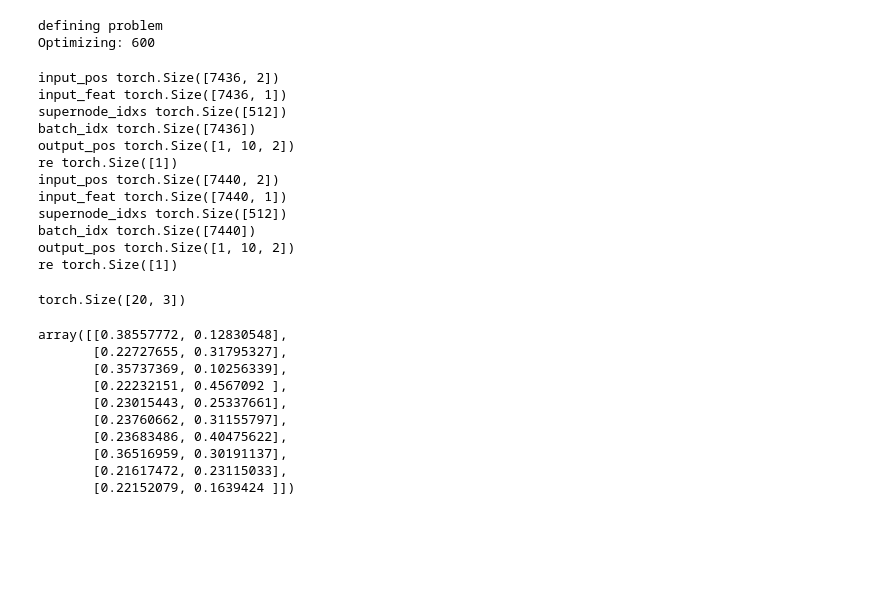
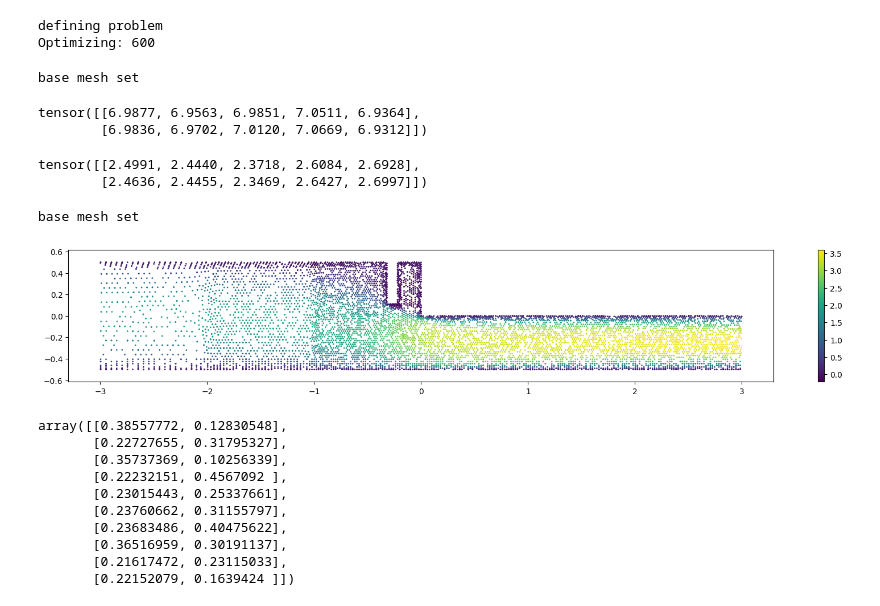
Before and after one commit to battlejacket/upt-tutorial, a Jupyter notebook: ffsRans.ipynb, the cells around one changed output. Drawn from its saved outputs; the diff is of its cells as text; code cells hidden in the pictures; blank space fills up the shorter version.

Commit message:
opt update for new inference variant

```diff
--- a/ffsRans.ipynb
+++ b/ffsRans.ipynb
@@ -571,15 +560,15 @@ for re in reRange:
         n_max_evals=10000000
     )
 
-    # results = minimize(problem=problem, algorithm=algorithm,termination=termination)
+    results = minimize(problem=problem, algorithm=algorithm,termination=termination)
 
     # with open("checkpoint", "wb") as f:
     #     dill.dump(algorithm, f)
 
 
-    # print("Optimization Done in ", time.time() - optStartTime)
-    # print("Best Design Objective Value: ", results.F)
-    # print("Best Design Parameter Value: ", results.X)
+    print("Optimization Done in ", time.time() - optStartTime)
+    print("Best Design Objective Value: ", results.F)
+    print("Best Design Parameter Value: ", results.X)
 # %% [output]
 defining problem
 Optimizing: 600
@@ -587,27 +576,52 @@ Optimizing: 600
 # Discrete/Continuous Re, Lo, Ho, dCp, dCp^ref, ddCp
 # 600 0.32/0.36 0.39/0.38 9.94/9.94 10.33 0.39/0.39
 
-designs = np.array([[0.32, 0.39], [0.36, 0.38]])
+designs = np.array([[600, 0.32, 0.39], [600, 0.36, 0.38]])
+allDesigns = designs[:, 1:]
 out = {}
 
-prediction = problem._evaluate(designs, out)
+prediction = problem._evaluate(allDesigns, out)
 # %% [output]
-input_pos torch.Size([7436, 2])
-input_feat torch.Size([7436, 1])
-supernode_idxs torch.Size([512])
-batch_idx torch.Size([7436])
-output_pos torch.Size([1, 10, 2])
-re torch.Size([1])
-input_pos torch.Size([7440, 2])
-input_feat torch.Size([7440, 1])
-supernode_idxs torch.Size([512])
-batch_idx torch.Size([7440])
-output_pos torch.Size([1, 10, 2])
-re torch.Size([1])
+base mesh set
 # %%
-prediction.shape
+numPoints = 5
+upstreamPressures = prediction[:, :, 2][:,:numPoints]
+downstreamPressures = prediction[:, :, 2][:,numPoints:]
+
+upstreamPressure = upstreamPressures.mean(dim=1)
+downstreamPressure = downstreamPressures.mean(dim=1)
-# %% [output]
-torch.Size([20, 3])
+# %%
+upstreamPressures
+# %% [output]
+tensor([[6.9877, 6.9563, 6.9851, 7.0511, 6.9364],
+        [6.9836, 6.9702, 7.0120, 7.0669, 6.9312]])
+# %%
+downstreamPressures
+# %% [output]
+tensor([[2.4991, 2.4440, 2.3718, 2.6084, 2.6928],
+        [2.4636, 2.4455, 2.3469, 2.6427, 2.6997]])
+# %%
+results = inferencer.infer(parameter_sets=designs, batch_size=1)
+# %% [output]
+base mesh set
+# %%
+
+idx = 0
+points = results["points"][idx].squeeze(0)
+prediction = results["predictions"][idx]
+
+var = prediction[:, 0]
+
+x_pos, y_pos = points.unbind(1)
+
+# Visualize
+plt.figure(figsize=(20, 3))
+plt.scatter(x_pos, y_pos, c=var, marker="o", s=1)
+plt.colorbar()
+plt.axis("equal")
+plt.show()
+# %% [output]
+[figure, added]
 # %%
 results.pop.get("X")
 # %% [output]
```
Also changed, not shown: parts of 12 cells of this notebook, 2 other files.
